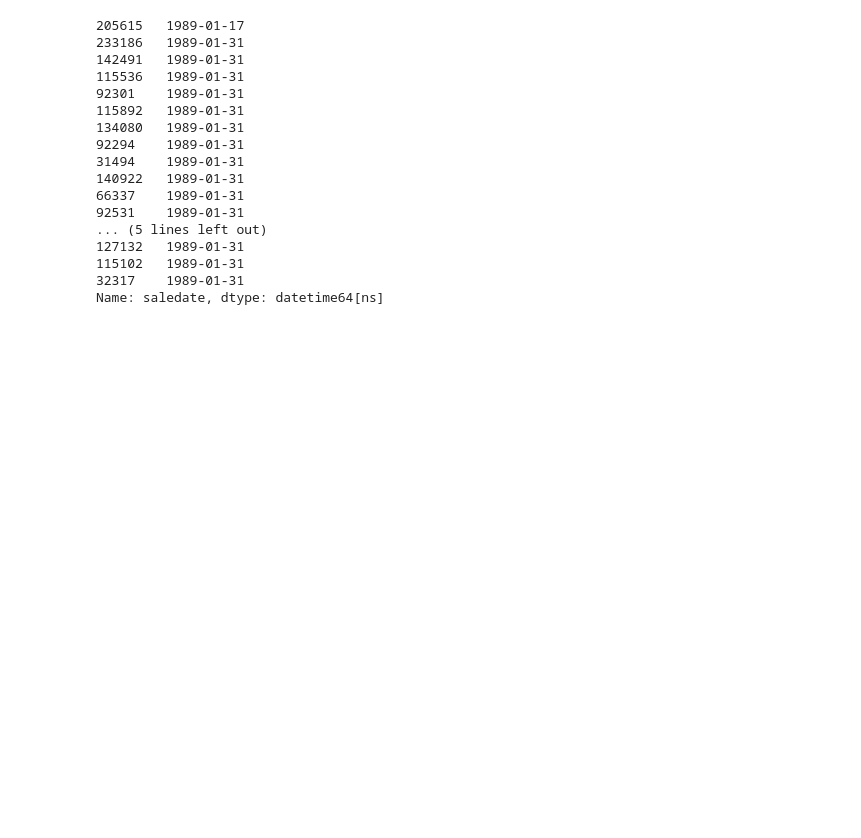
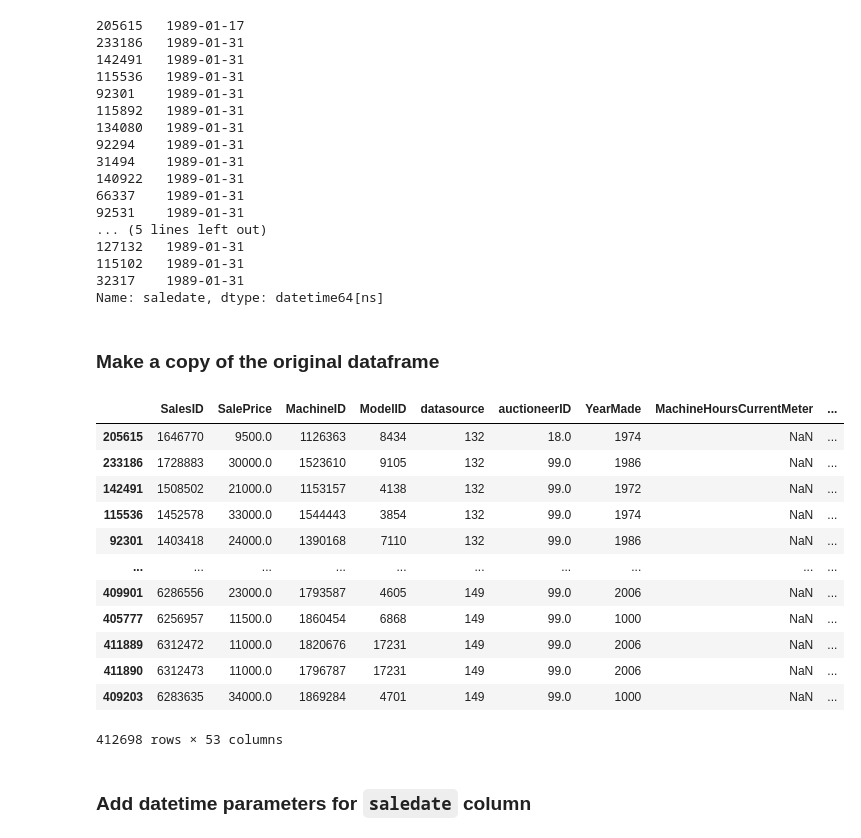
Before and after one commit to my-playing-field/bluebook-bulldozer-price-regression, a Jupyter notebook: end-to-end-bulldozer-price-regression.ipynb, the cells around one changed output. Saved outputs shown, nothing was run; the diff lists cells and outputs as text; code cells hidden in the pictures; blank space fills up the shorter version.

```diff
--- a/end-to-end-bulldozer-price-regression.ipynb
+++ b/end-to-end-bulldozer-price-regression.ipynb
@@ -156,0 +155,22 @@ Name: saledate, dtype: datetime64[ns]
+# %% [markdown]
+### Make a copy of the original dataframe
+# %%
+df_tmp = df.copy()
+# %%
+df_tmp
+# %% [output]
+|  | SalesID | SalePrice | MachineID | ModelID | datasource | auctioneerID | YearMade | MachineHoursCurrentMeter | ... |
+| 205615 | 1646770 | 9500.0 | 1126363 | 8434 | 132 | 18.0 | 1974 | NaN | ... |
+| 233186 | 1728883 | 30000.0 | 1523610 | 9105 | 132 | 99.0 | 1986 | NaN | ... |
+| 142491 | 1508502 | 21000.0 | 1153157 | 4138 | 132 | 99.0 | 1972 | NaN | ... |
+| 115536 | 1452578 | 33000.0 | 1544443 | 3854 | 132 | 99.0 | 1974 | NaN | ... |
+| 92301 | 1403418 | 24000.0 | 1390168 | 7110 | 132 | 99.0 | 1986 | NaN | ... |
+| ... | ... | ... | ... | ... | ... | ... | ... | ... | ... |
+| 409901 | 6286556 | 23000.0 | 1793587 | 4605 | 149 | 99.0 | 2006 | NaN | ... |
+| 405777 | 6256957 | 11500.0 | 1860454 | 6868 | 149 | 99.0 | 1000 | NaN | ... |
+| 411889 | 6312472 | 11000.0 | 1820676 | 17231 | 149 | 99.0 | 2006 | NaN | ... |
+| 411890 | 6312473 | 11000.0 | 1796787 | 17231 | 149 | 99.0 | 2006 | NaN | ... |
+| 409203 | 6283635 | 34000.0 | 1869284 | 4701 | 149 | 99.0 | 1000 | NaN | ... |
+412698 rows × 53 columns
+# %% [markdown]
+### Add datetime parameters for `saledate` column
```
Also changed, not shown: parts of 7 cells of this notebook.
